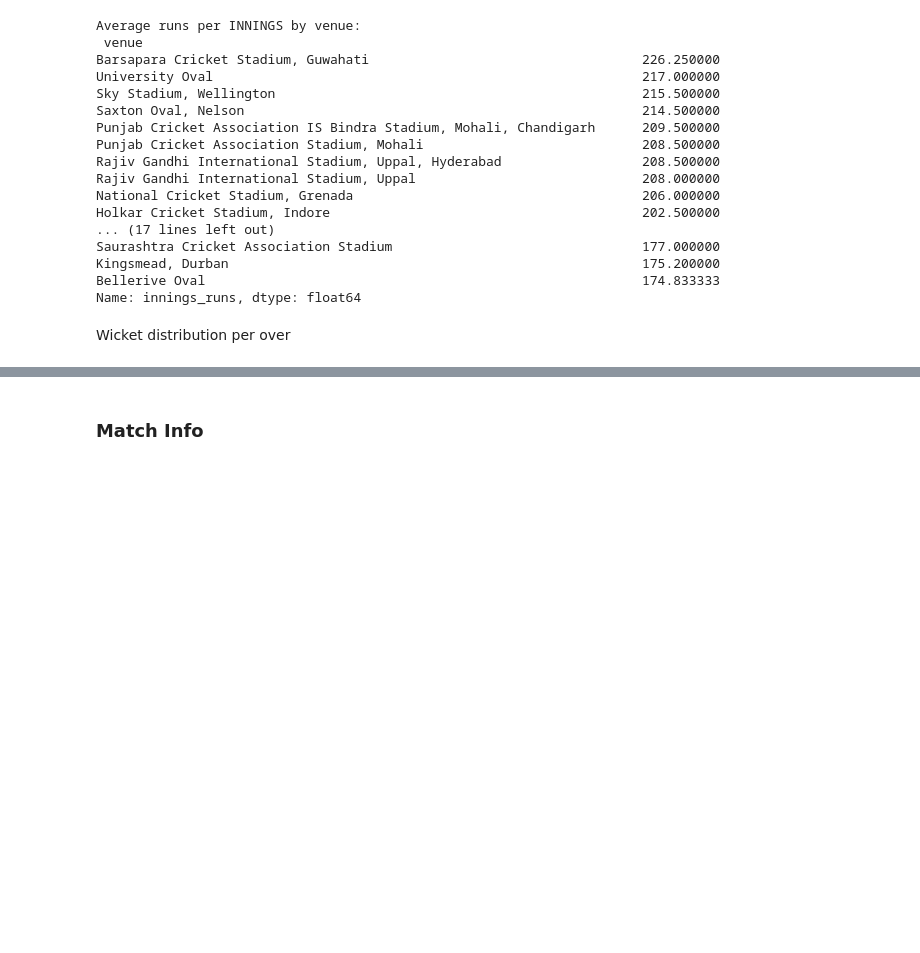
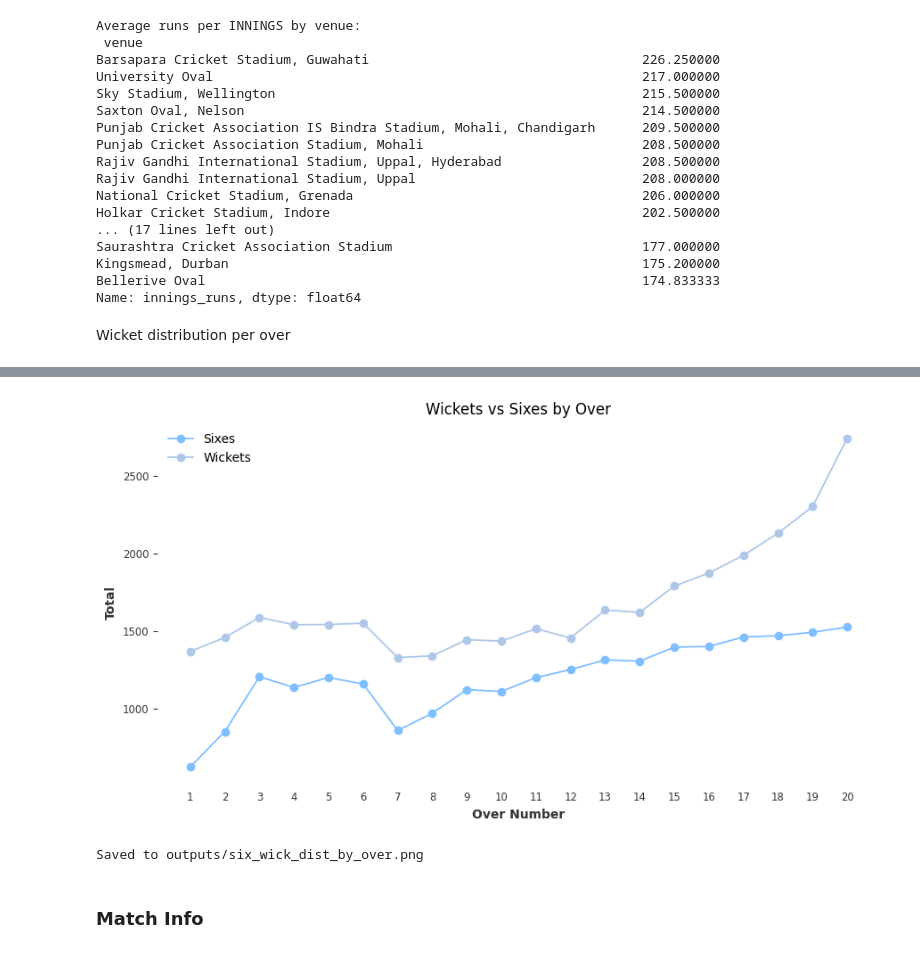
Before and after one commit to GBaugniet/cricketmodel, a Jupyter notebook: Cricket_Prediction_Model (4).ipynb, the cells around one changed output, grey strips where cells are left out. Saved outputs shown, nothing was run; the diff lists cells and outputs as text; code cells hidden in the pictures; blank space fills up the shorter version.

```diff
--- a/Cricket_Prediction_Model (4).ipynb
+++ b/Cricket_Prediction_Model (4).ipynb
@@ -2496,3 +2548,29 @@ if need.issubset(df_all_it20s.columns):
+# %%
+from pathlib import Path
+out_dir = Path("outputs"); out_dir.mkdir(exist_ok=True, parents=True)
+
+plt.figure(figsize=(9,5))
+
+plt.plot(x, agg['sixes'], marker='o', color='#7fbfff', label='Sixes')
+plt.plot(x, agg['wickets'], marker='o', color='#aec7e8', label='Wickets')
+
+plt.xlabel("Over Number")
+plt.ylabel("Total")
+plt.title("Wickets vs Sixes by Over")
+plt.xticks(x)
+plt.grid(False)
+plt.legend(frameon=False)
+
+p4 = out_dir / "six_wick_dist_by_over.png"   # add extension (.png/.jpg/.pdf)
+
+plt.tight_layout()
+plt.savefig(p4, dpi=200, bbox_inches="tight")   # <--- this actually saves the file
+plt.show()
+
+print(f"Saved to {p4}")
+# %% [output]
+[figure, added]
+Saved to outputs/six_wick_dist_by_over.png
 # %% [markdown]
 ### Match Info
 # %%
```
Also changed, not shown: parts of 67 cells of this notebook.
